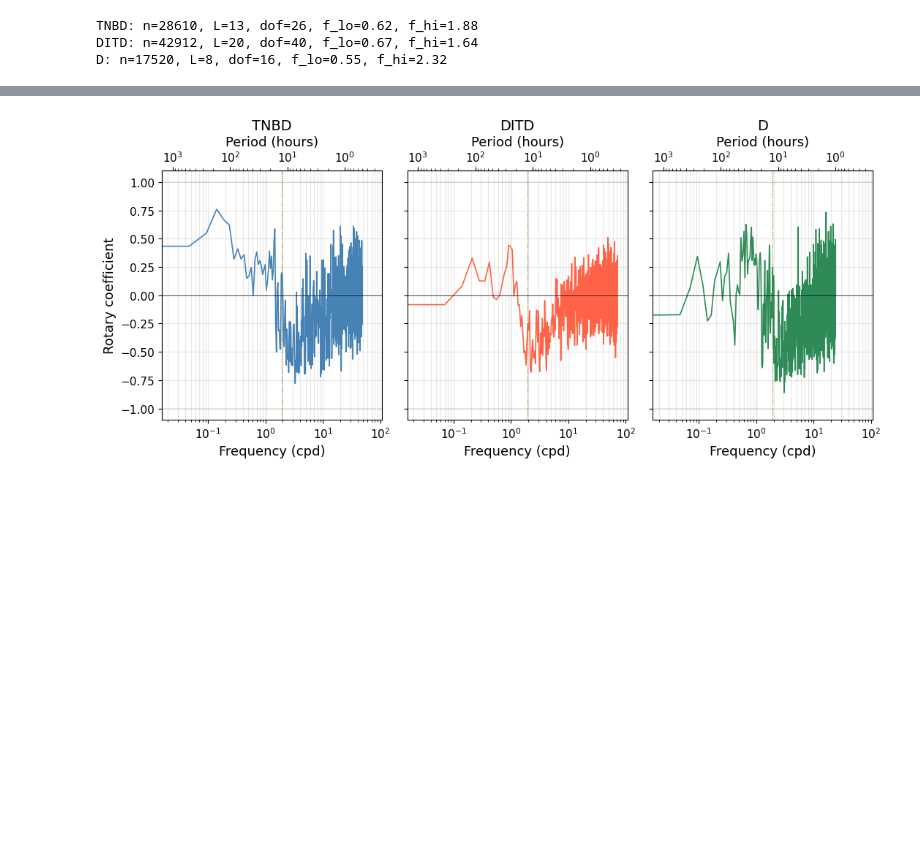
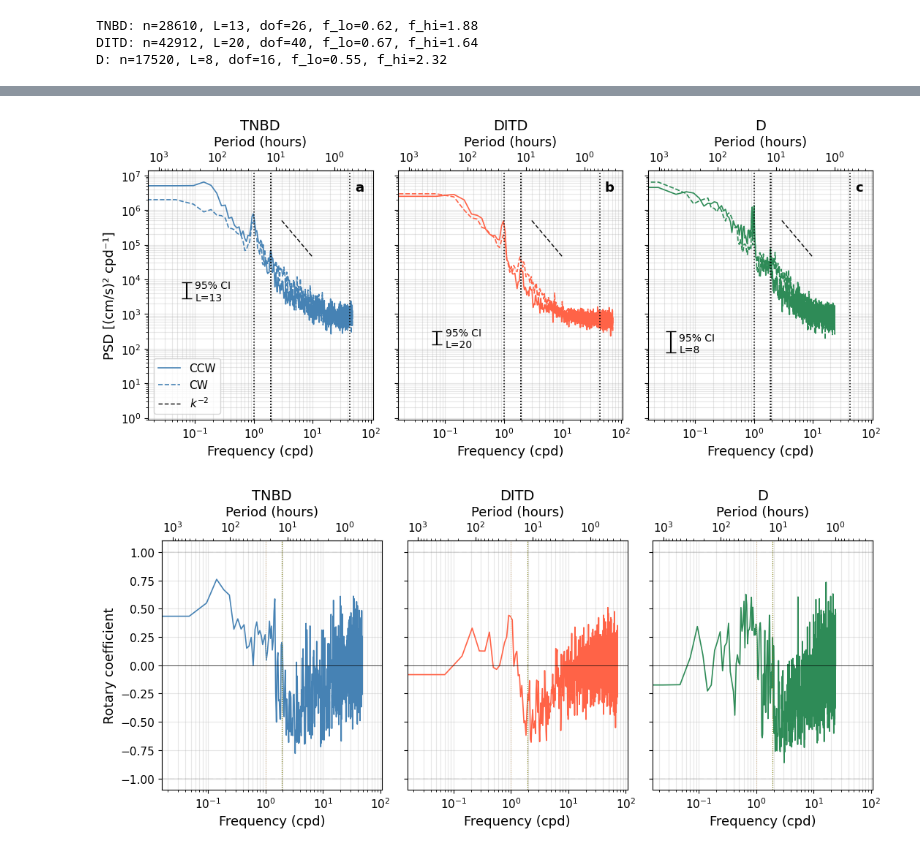
Before and after one commit to MackenzieBlanusa/TNB_tools, a Jupyter notebook: MastersThesis/rotaryspectra_ctd - Copy.ipynb, the cells around one changed output, grey strips where cells are left out. Drawn from its saved outputs; the diff is of its cells as text; code cells hidden in the pictures; blank space fills up the shorter version.

```diff
--- a/MastersThesis/rotaryspectra_ctd - Copy.ipynb
+++ b/MastersThesis/rotaryspectra_ctd - Copy.ipynb
@@ -749,3 +749,76 @@ plt.show()
+# %%
+fig, axes = plt.subplots(1, 3, figsize=(11, 5), sharey=True, sharex=True, constrained_layout=True)
+
+# Reference lines — inertial freq at TNB latitude (~-74.9°S) and M2 tidal
+import gsw
+lat      = -74.9
+f_iner   = np.abs(gsw.f(lat)) * 86400 / (2 * np.pi)   # cpd
+f_M2     = 1.9322                                        # cpd
+f_diurn  = 1.0                                           # cpd
+N = 43.5 # cpd
+
+panel_labels = ['a', 'b', 'c']
+
+for ax, (name, sp), label in zip(axes, spectra_full.items(), panel_labels):
+    freq  = sp['freq']
+    color = moorings[name]['color']
+
+    ax.loglog(freq, sp['S_ccw'], color=color,  label='CCW', linewidth=1.2)
+    ax.loglog(freq, sp['S_cw'],  color=color,  label='CW',  linewidth=1.2,
+              linestyle='--')
+
+    # Reference frequency lines
+    ax.axvline(f_iner,  color='k',  linestyle=':',  linewidth=1.1,)
+    ax.axvline(f_M2,    color='k', linestyle=':',  linewidth=1.1, )
+    ax.axvline(f_diurn, color='k',   linestyle=':',  linewidth=1.1,)
+    ax.axvline(N,color='k',linestyle=':', linewidth=1.1,)
+
+    add_ci_bracket(ax, sp['f_lo'], sp['f_hi'],
+                   label=f"95% CI\nL={sp['L']}", color='k', x_frac=0.1, y_frac=0.3)
+
+
+
+    # --- spectral slopes ---
+    # Define a frequency range over which to draw the slopes
+    # Adjust f_lo_slope and f_hi_slope to position the lines on your plot
+    slopes = [
+    # {'exp': -3,    'label': r'$k^{-3}$',   'f_range': [2, 10],  'anchor': 1e6,  'color': 'r'},
+    # {'exp': -5/3,  'label': r'$k^{-5/3}$', 'f_range': [3, 15],  'anchor': 5e2,  'color': 'cyan'},
+    {'exp': -2,    'label': r'$k^{-2}$',   'f_range': [3, 10],  'anchor': 5e5,  'color': 'k'},
+    ]
+
+    for s in slopes:
+        f_range = np.array(s['f_range'])
+        S_slope = s['anchor'] * (f_range / f_range[0]) ** s['exp']
+        ax.loglog(f_range, S_slope,
+                color=s['color'],
+                linewidth=1.0,
+                linestyle=(0, (4, 2)),
+                label=s['label'])
+
+    ax.set_title(moorings[name]['label'])
+    ax.set_xlabel('Frequency (cpd)')
+    ax.grid(True, which='both', alpha=0.3)
+
+    # Panel label
+    ax.text(0.92, 0.96, label, transform=ax.transAxes,
+             fontsize=13, fontweight='bold', va='top', ha='left')
+
+    # Secondary period axis
+    secax = ax.secondary_xaxis('top', functions=(lambda f: 24/f, lambda t: 24/t))
+    secax.set_xlabel('Period (hours)')
+
+
+
+axes[0].set_ylabel('PSD [(cm/s)² cpd⁻¹]')
+axes[0].legend()
+
+# plt.suptitle('Rotary power spectra — full record', y=1.02)
+plt.tight_layout()
+plt.savefig('moorings_2018_fullspectra_01.png', dpi=300, bbox_inches='tight')
+plt.show()
+# %% [output]
+[figure, added]
 # %%
 fig, axes = plt.subplots(1, 3, figsize=(11, 5), sharey=True, sharex=True, constrained_layout=True)
 
```
Also changed, not shown: parts of 4 cells of this notebook, 1 other file.
